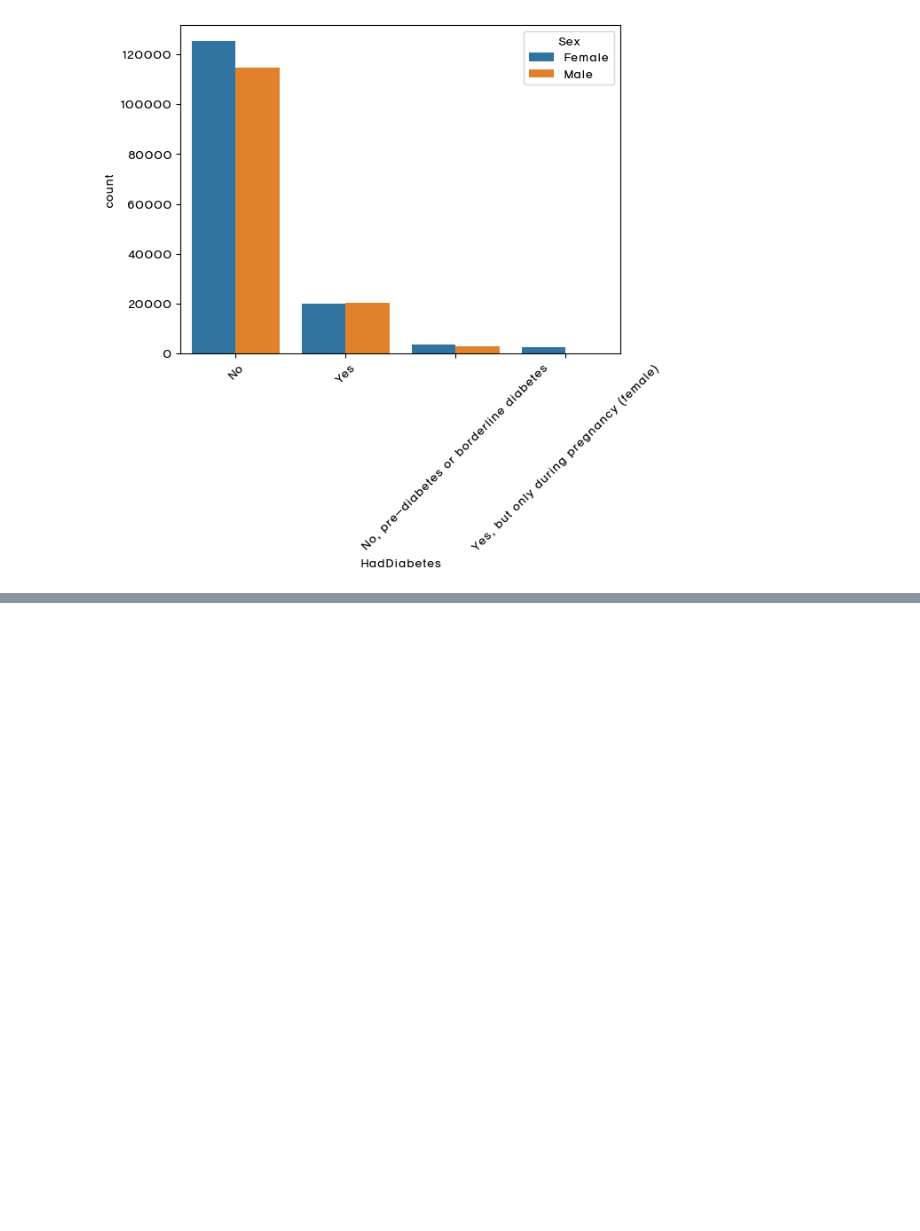
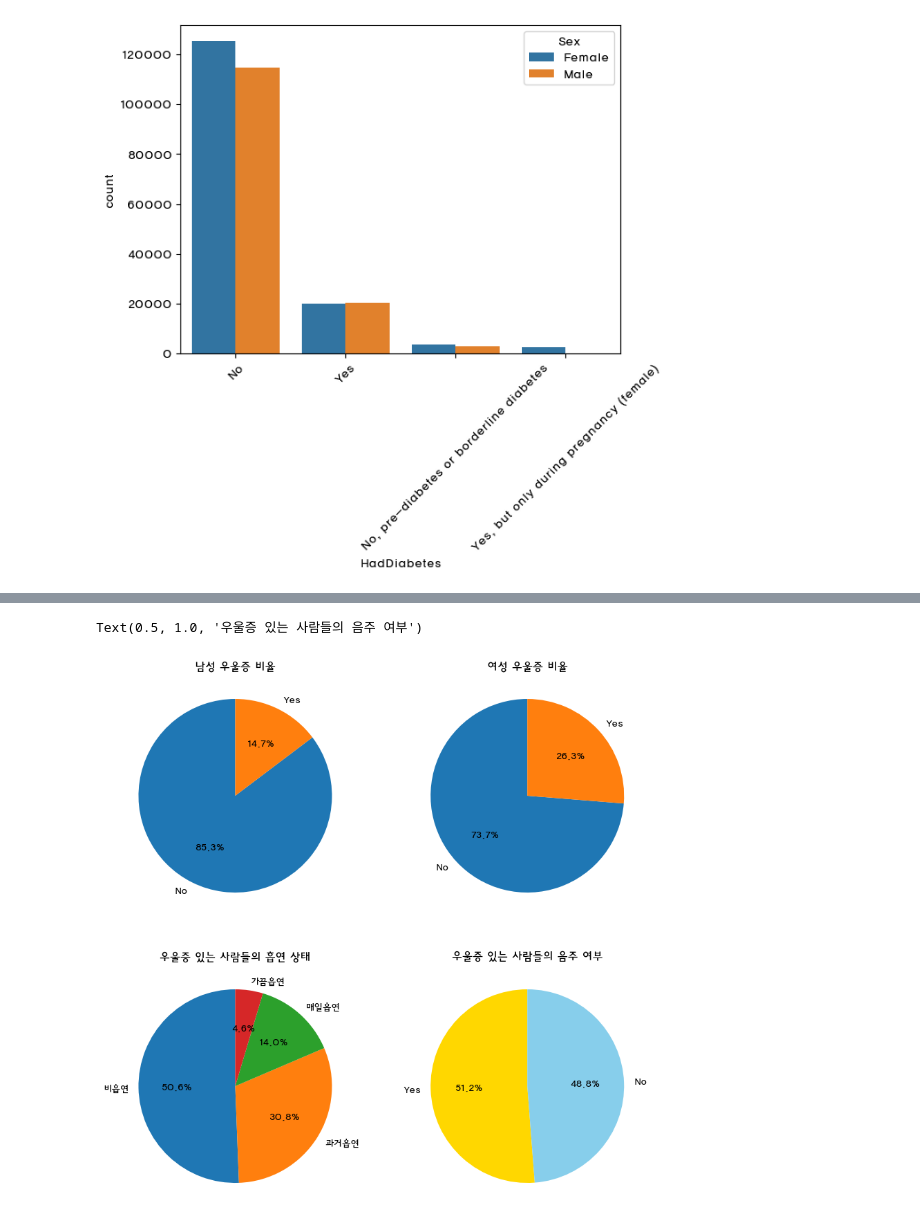
Before and after one commit to Team-3man/disease_analysis, a Jupyter notebook: heart_KSJ.ipynb, the cells around one changed output, grey strips where cells are left out. Drawn from its saved outputs; the diff is of its cells as text; code cells hidden in the pictures; blank space fills up the shorter version.

```diff
--- a/heart_KSJ.ipynb
+++ b/heart_KSJ.ipynb
@@ -227,0 +244,48 @@ plt.show()
+# %%
+fig, ax = plt.subplots(2, 2, figsize=(10,10))
+
+sleep_male = male_df['HadDepressiveDisorder'].value_counts(normalize=True)
+ax[0,0].pie(
+    sleep_male,
+    labels=sleep_male.index,
+    autopct='%1.1f%%',
+    startangle=90,
+
+)
+
+ax[0,0].set_title('남성 우울증 비율')
+
+
+sleep_female = female_df['HadDepressiveDisorder'].value_counts(normalize=True)
+ax[0,1].pie(
+    sleep_female,
+    labels=sleep_female.index,
+    autopct='%1.1f%%',
+    startangle=90,
+)
+ax[0,1].set_title('여성 우울증 비율')
+
+depressed_df = df[df['HadDepressiveDisorder'] == 'Yes']
+
+smoke = depressed_df['SmokerStatus'].value_counts(normalize=True)
+ax[1,0].pie(
+    smoke,
+    labels=smoke.index,
+    autopct='%1.1f%%',
+    startangle=90,
+)
+ax[1,0].set_title('우울증 있는 사람들의 흡연 상태')
+
+
+alcohol = depressed_df['AlcoholDrinkers'].value_counts(normalize=True)
+ax[1,1].pie(
+    alcohol,
+    labels=alcohol.index,
+    autopct='%1.1f%%',
+    startangle=90,
+    colors=['gold', 'skyblue']
+)
+ax[1,1].set_title('우울증 있는 사람들의 음주 여부')
+# %% [output]
+Text(0.5, 1.0, '우울증 있는 사람들의 음주 여부')
+[figure, added]
```
Also changed, not shown: parts of 33 cells of this notebook.
